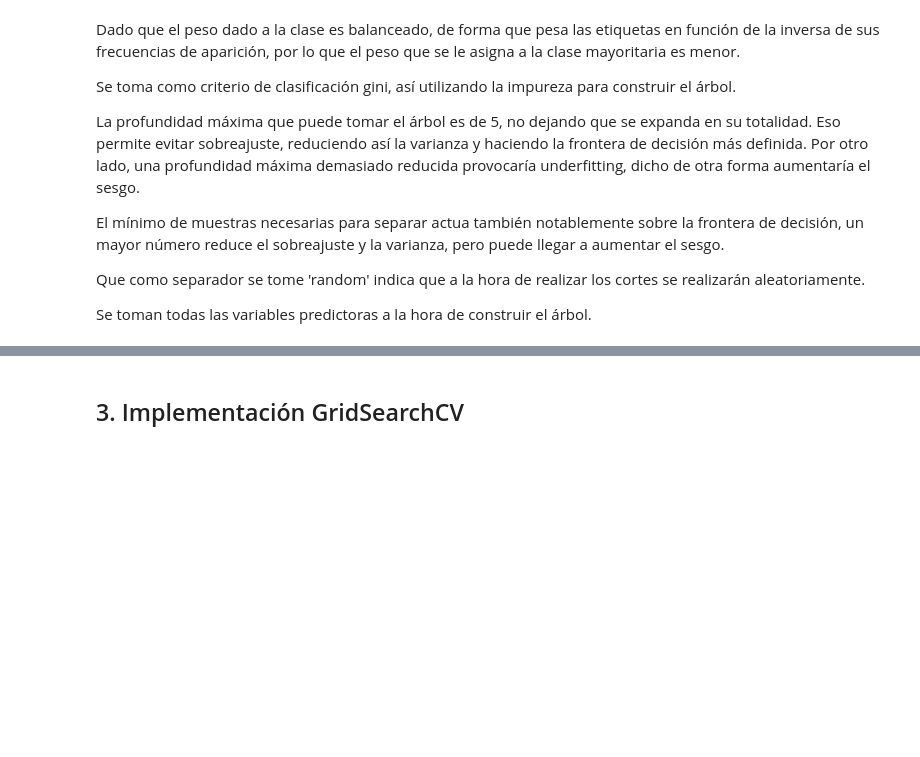
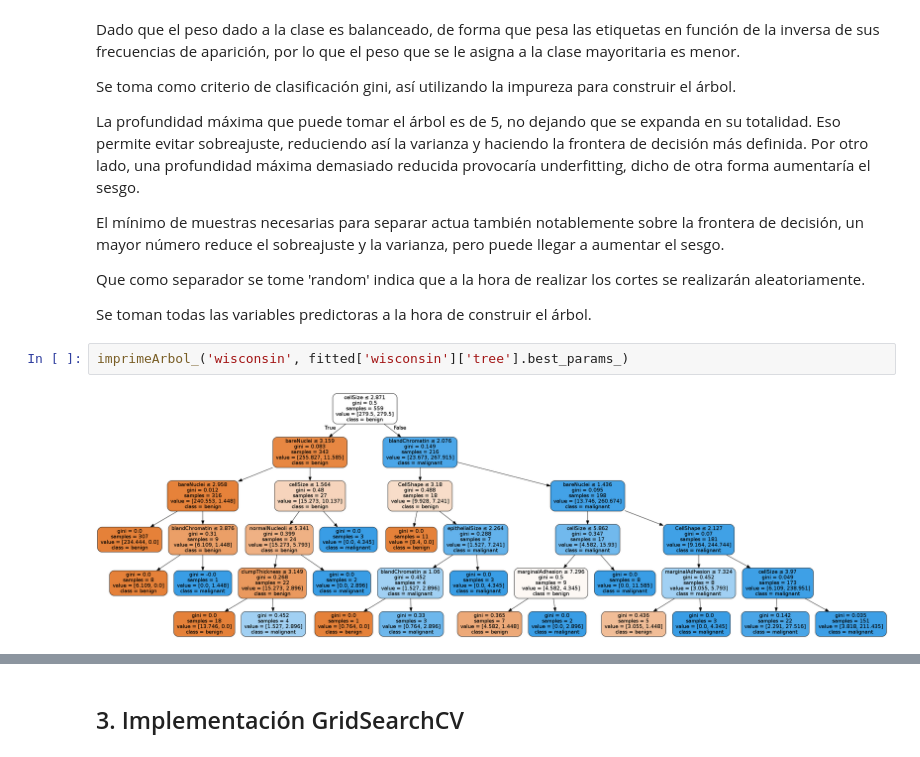
Before and after one commit to Mowstyl/docker-mineria, a Jupyter notebook: practica2/Practice2_ourP.ipynb, the cells around one changed output, grey strips where cells are left out. Cells and saved outputs as stored; diff of their text form; blank space fills up the shorter version.

```diff
--- a/practica2/Practice2_ourP.ipynb
+++ b/practica2/Practice2_ourP.ipynb
@@ -800,3 +827,7 @@ El mínimo de muestras necesarias para separar actua también notablemente sobre
 Que como separador se tome 'random' indica que a la hora de realizar los cortes se realizarán aleatoriamente.
 
 Se toman todas las variables predictoras a la hora de construir el árbol.
+# %%
+imprimeArbol_('wisconsin', fitted['wisconsin']['tree'].best_params_)
+# %% [output]
+[figure, added]
```
Also changed, not shown: parts of 16 cells of this notebook, 1 other file.
